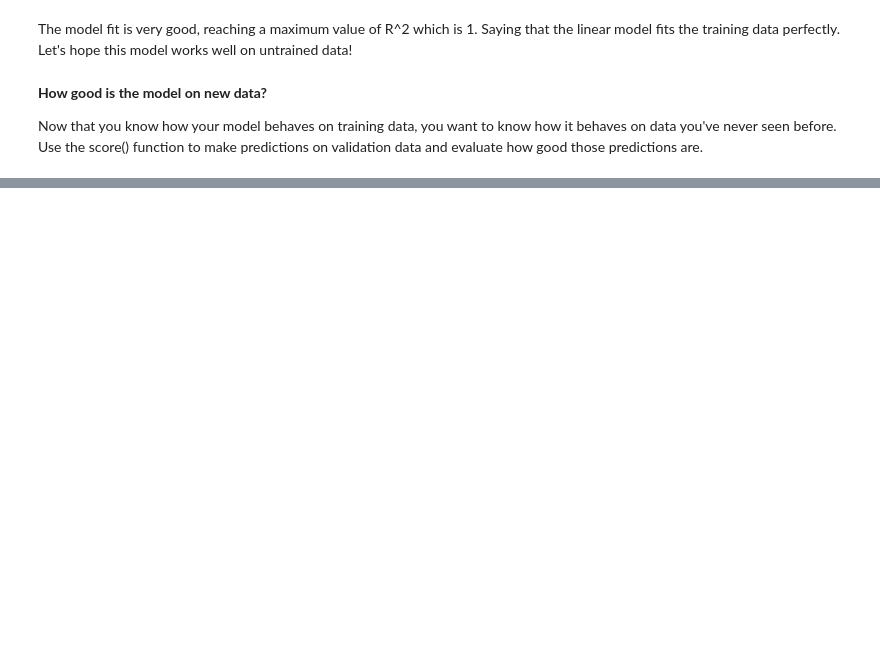
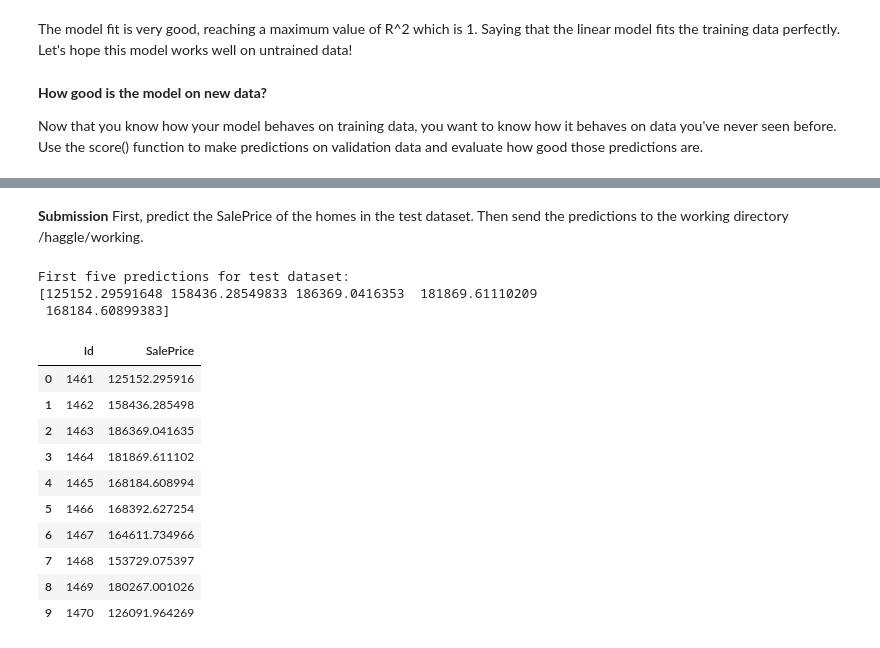
Before and after one commit to JuanFakhri/HousePrices_AdvancedRegressionTechniques, a Jupyter notebook: House Prices - AdvancedRegressionTechniques.ipynb, the cells around one changed output, grey strips where cells are left out. Drawn from its saved outputs; the diff is of its cells as text; code cells hidden in the pictures; blank space fills up the shorter version.

```diff
--- a/House Prices - AdvancedRegressionTechniques.ipynb
+++ b/House Prices - AdvancedRegressionTechniques.ipynb
@@ -259,0 +304,30 @@ This roughly means that on average, the predicted sale price of a house drops by
+# %%
+# Transform the data using the PCA models
+
+# using 1 component
+pca_1_train_img = pca_1.transform(X_train)
+pca_1_val_img = pca_1.transform(X_val)
+
+# using 3 components
+pca_3_train_img = pca_3.transform(X_train)
+pca_3_val_img = pca_3.transform(X_val)
+
+# using 5 components
+pca_5_train_img = pca_5.transform(X_train)
+pca_5_val_img = pca_5.transform(X_val)
+
+# using 6 components
+pca_6_train_img = pca_6.transform(X_train)
+pca_6_val_img = pca_6.transform(X_val)
+
+# using 7 components
+pca_7_train_img = pca_7.transform(X_train)
+pca_7_val_img = pca_7.transform(X_val)
+
+# using 8 components
+pca_8_train_img = pca_8.transform(X_train)
+pca_8_val_img = pca_8.transform(X_val)
+
+# using 10 components
+pca_10_train_img = pca_10.transform(X_train)
+pca_10_val_img = pca_10.transform(X_val)
@@ -259,0 +444,34 @@ This roughly means that on average, the predicted sale price of a house drops by
+# %% [markdown]
+<b>Submission</b>
+First, predict the SalePrice of the homes in the test dataset. Then send the predictions to the working directory /haggle/working.
+# %%
+# transform the test data so that it only has 7 components
+pca_7_test_img = pca_7.transform(X_test)
+# %%
+# predict prices of houses in the test dataset
+pred_test_7 = regr_7.predict(pca_7_test_img)
+print("First five predictions for test dataset: ")
+print(pred_test[:5])
+print()
+# %% [output]
+First five predictions for test dataset:
+[125152.29591648 158436.28549833 186369.0416353  181869.61110209
+ 168184.60899383]
+# %%
+# submission
+sample_submission = pd.read_csv('sample_submission.csv')
+sample_submission['SalePrice'] = pred_test_7
+sample_submission.to_csv('submission.csv', index=False)
+sample_submission.head(10)
+# %% [output]
+|  | Id | SalePrice |
+| 0 | 1461 | 125152.295916 |
+| 1 | 1462 | 158436.285498 |
+| 2 | 1463 | 186369.041635 |
+| 3 | 1464 | 181869.611102 |
+| 4 | 1465 | 168184.608994 |
+| 5 | 1466 | 168392.627254 |
+| 6 | 1467 | 164611.734966 |
+| 7 | 1468 | 153729.075397 |
+| 8 | 1469 | 180267.001026 |
+| 9 | 1470 | 126091.964269 |
```
Also changed, not shown: parts of 13 cells of this notebook, 1 other file.
